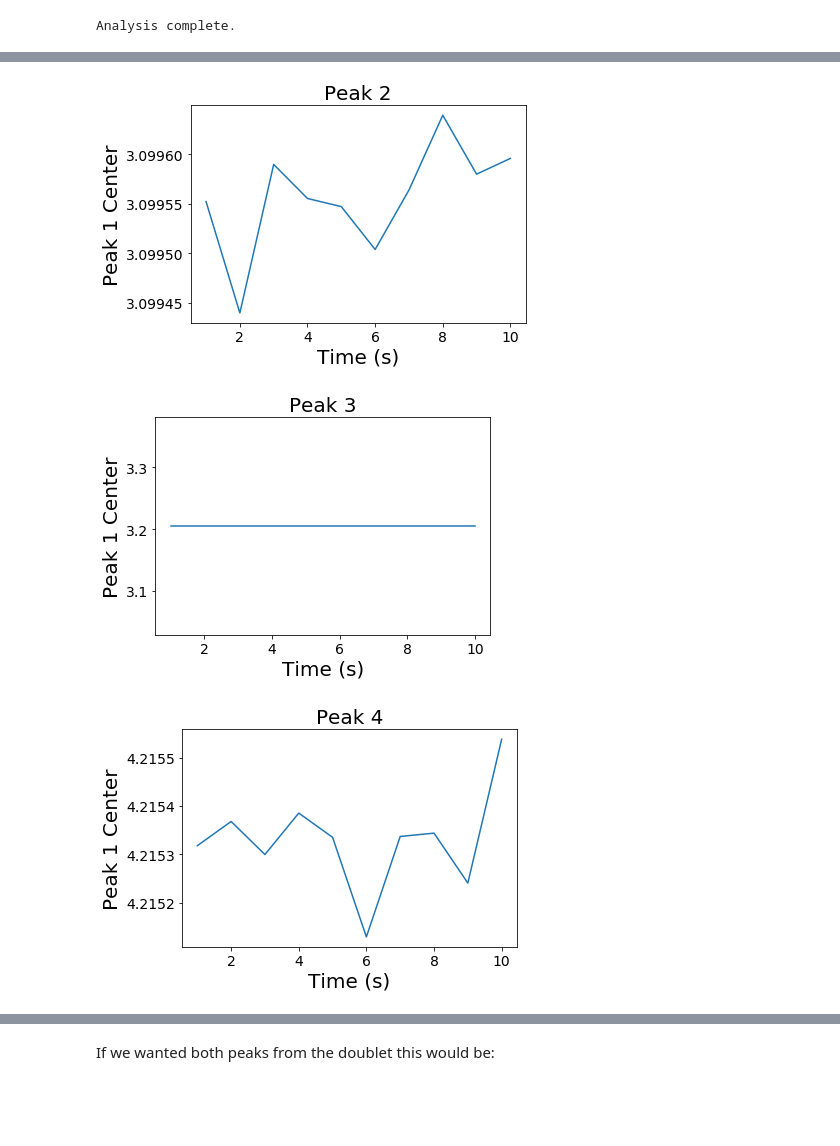
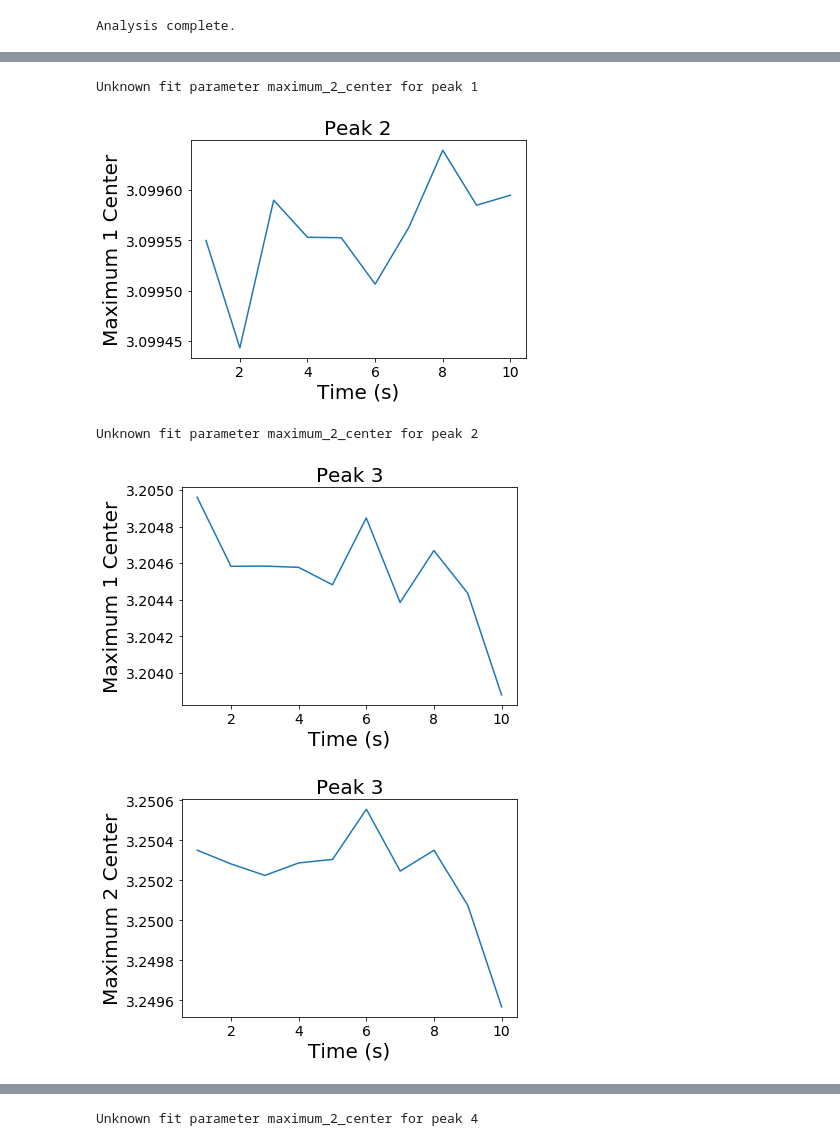
Before and after one commit to LightForm-group/xrdfit, a Jupyter notebook: tutorial notebooks/3 - Fitting peaks over time.ipynb, the cells around one changed output, grey strips where cells are left out. Drawn from its saved outputs; the diff is of its cells as text; code cells hidden in the pictures; blank space fills up the shorter version.

Commit message:
Improve usability of plot parameter methods

```diff
--- a/tutorial notebooks/3 - Fitting peaks over time.ipynb
+++ b/tutorial notebooks/3 - Fitting peaks over time.ipynb
@@ -23,10 +23,10 @@ cakes_to_fit = [36, 1, 2]
 peak_params = PeakParams('1', (2.8, 2.9))
 merge_cakes = True
 
-frame_time = 1
+spectrum_time = 1
 file_stub = "../example_data/adc_041_7Nb_NDload_700C_15mms_*"
 
-experiment = spectrum_fitting.FittingExperiment(frame_time, file_stub, first_cake_angle,
+experiment = spectrum_fitting.FittingExperiment(spectrum_time, file_stub, first_cake_angle,
                                                 cakes_to_fit, peak_params, merge_cakes)
 
 experiment.run_analysis()
@@ -65,14 +65,14 @@ first_cake_angle = 90
 cakes_to_fit = [36, 1, 2]
 peak_params = [PeakParams('1', (2.8, 2.9)),
                PeakParams('2', (3.05, 3.15)),
-               PeakParams('3',  (3.15, 3.30), [MaximumParams(3.18, 3.205, 3.225), MaximumParams(3.23, 3.25, 3.28)]),
+               PeakParams('3',  (3.15, 3.30), [MaximumParams(3.21, 3.18, 3.22), MaximumParams(3.25, 3.23, 3.27)]),
                PeakParams('4', (4.10, 4.30))]
 merge_cakes = True
 
-frame_time = 1
+spectrum_time = 1
 file_stub = "../example_data/adc_041_7Nb_NDload_700C_15mms_*"
 
-experiment = spectrum_fitting.FittingExperiment(frame_time, file_stub, first_cake_angle,
+experiment = spectrum_fitting.FittingExperiment(spectrum_time, file_stub, first_cake_angle,
                                                 cakes_to_fit, peak_params, merge_cakes)
 
 experiment.run_analysis()
@@ -96,4 +96,5 @@ As before we can loop over the names though this time we plot just the centre of
 # %%
 for peak_name in experiment.peak_names():
-    experiment.plot_fit_parameter(peak_name, "peak_1_center")
+    experiment.plot_fit_parameter(peak_name, "maximum_1_center")
+    experiment.plot_fit_parameter(peak_name, "maximum_2_center")
 # %% [output]
@@ -101,3 +102,5 @@ for peak_name in experiment.peak_names():
+Unknown fit parameter maximum_2_center for peak 1
-[figure, old version]
+[figure, new version]
+Unknown fit parameter maximum_2_center for peak 2
-[figure, old version]
+[figure, new version]
-[figure, old version]
+[figure, new version]
@@ -104,2 +108 @@ for peak_name in experiment.peak_names():
+Unknown fit parameter maximum_2_center for peak 4
-# %% [markdown]
-If we wanted both peaks from the doublet this would be:
```
Also changed, not shown: parts of 12 cells of this notebook, 5 other files.
